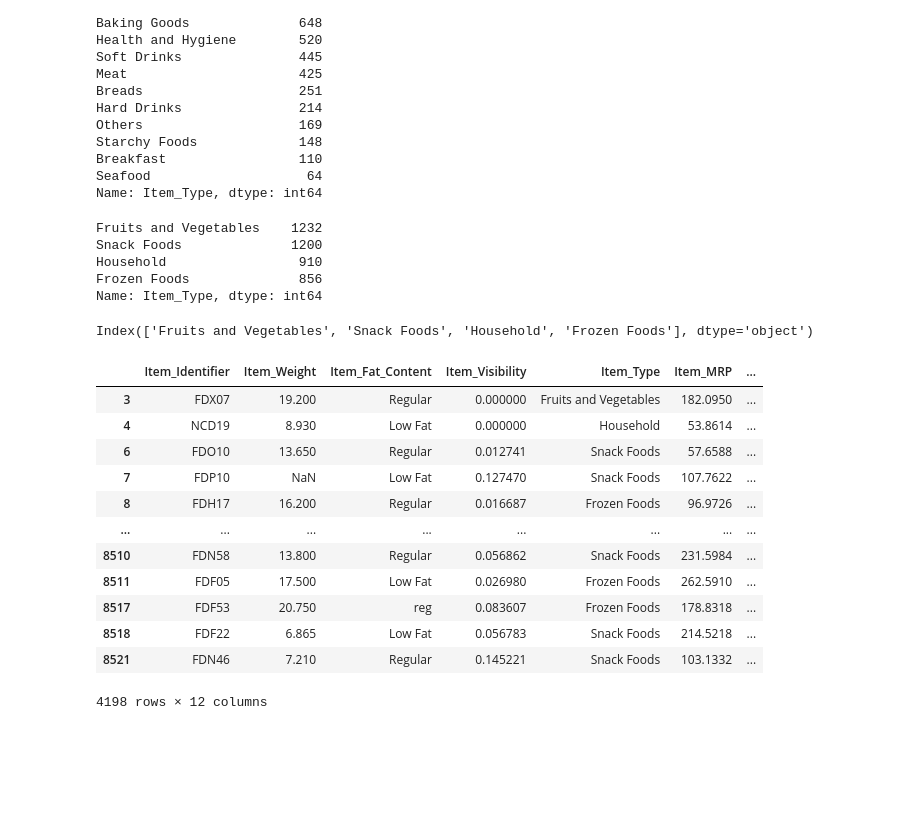
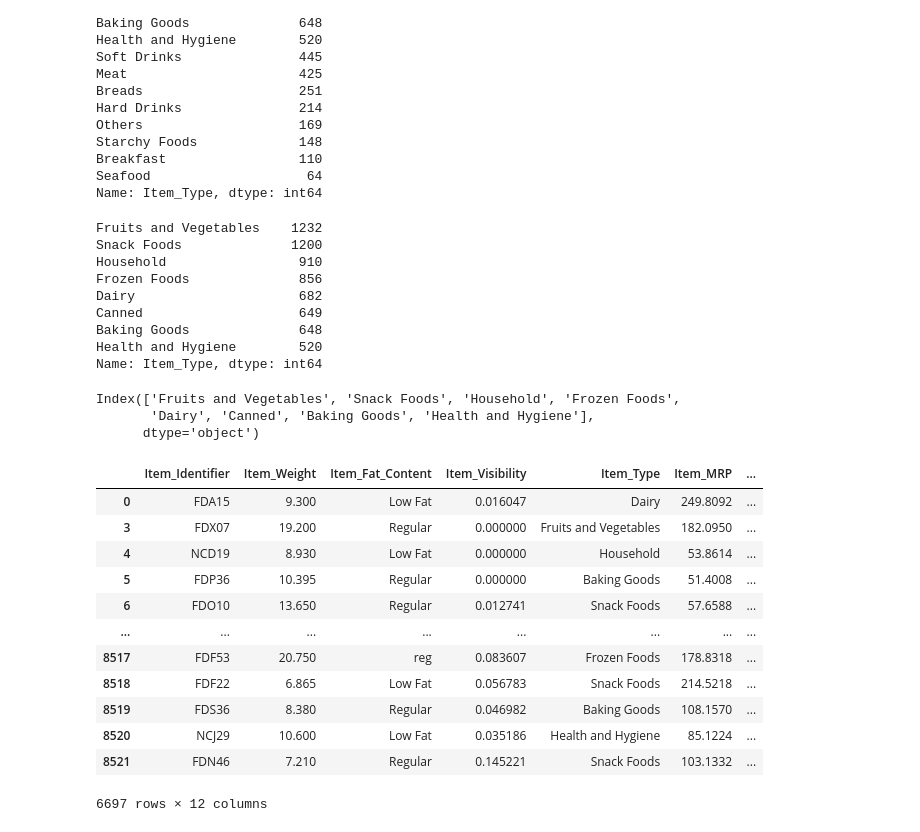
Before and after one commit to youngai1112/MachineLearning, a Jupyter notebook: 04.회귀/1231.빅마트_회귀분석.ipynb, the cells around one changed output. Drawn from its saved outputs; the diff is of its cells as text; code cells hidden in the pictures; blank space fills up the shorter version.

```diff
--- a/04.회귀/1231.빅마트_회귀분석.ipynb
+++ b/04.회귀/1231.빅마트_회귀분석.ipynb
@@ -129,36 +130,42 @@ Breakfast                 110
 Seafood                    64
 Name: Item_Type, dtype: int64
 # %%
-# 판매상품의 수가 800개 이상인 것들만 추출
+# 판매상품의 수가 500개 이상인 것들만 추출
 c = df.Item_Type.value_counts()
-c[c >= 800]
+c[c >= 500]
 # %% [output]
 Fruits and Vegetables    1232
 Snack Foods              1200
 Household                 910
 Frozen Foods              856
+Dairy                     682
+Canned                    649
+Baking Goods              648
+Health and Hygiene        520
 Name: Item_Type, dtype: int64
 # %%
 # 속성값 확인
-top_8 = c[ c >= 800].index
-top_8
+best_items = c[ c >= 500].index
+best_items
 # %% [output]
-Index(['Fruits and Vegetables', 'Snack Foods', 'Household', 'Frozen Foods'], dtype='object')
+Index(['Fruits and Vegetables', 'Snack Foods', 'Household', 'Frozen Foods',
+       'Dairy', 'Canned', 'Baking Goods', 'Health and Hygiene'],
+      dtype='object')
 # %%
 # 데이터 필터링
-top_8 = df[df.Item_Type.isin(top_8)]
-top_8
+best_items = df[df.Item_Type.isin(best_items)]
+best_items
 # %% [output]
 |  | Item_Identifier | Item_Weight | Item_Fat_Content | Item_Visibility | Item_Type | Item_MRP | ... |
+| 0 | FDA15 | 9.300 | Low Fat | 0.016047 | Dairy | 249.8092 | ... |
 | 3 | FDX07 | 19.200 | Regular | 0.000000 | Fruits and Vegetables | 182.0950 | ... |
 | 4 | NCD19 | 8.930 | Low Fat | 0.000000 | Household | 53.8614 | ... |
+| 5 | FDP36 | 10.395 | Regular | 0.000000 | Baking Goods | 51.4008 | ... |
 | 6 | FDO10 | 13.650 | Regular | 0.012741 | Snack Foods | 57.6588 | ... |
-| 7 | FDP10 | NaN | Low Fat | 0.127470 | Snack Foods | 107.7622 | ... |
-| 8 | FDH17 | 16.200 | Regular | 0.016687 | Frozen Foods | 96.9726 | ... |
 | ... | ... | ... | ... | ... | ... | ... | ... |
-| 8510 | FDN58 | 13.800 | Regular | 0.056862 | Snack Foods | 231.5984 | ... |
-| 8511 | FDF05 | 17.500 | Low Fat | 0.026980 | Frozen Foods | 262.5910 | ... |
 | 8517 | FDF53 | 20.750 | reg | 0.083607 | Frozen Foods | 178.8318 | ... |
 | 8518 | FDF22 | 6.865 | Low Fat | 0.056783 | Snack Foods | 214.5218 | ... |
+| 8519 | FDS36 | 8.380 | Regular | 0.046982 | Baking Goods | 108.1570 | ... |
+| 8520 | NCJ29 | 10.600 | Low Fat | 0.035186 | Health and Hygiene | 85.1224 | ... |
 | 8521 | FDN46 | 7.210 | Regular | 0.145221 | Snack Foods | 103.1332 | ... |
-4198 rows × 12 columns
+6697 rows × 12 columns
```
Also changed, not shown: parts of 9 cells of this notebook.
